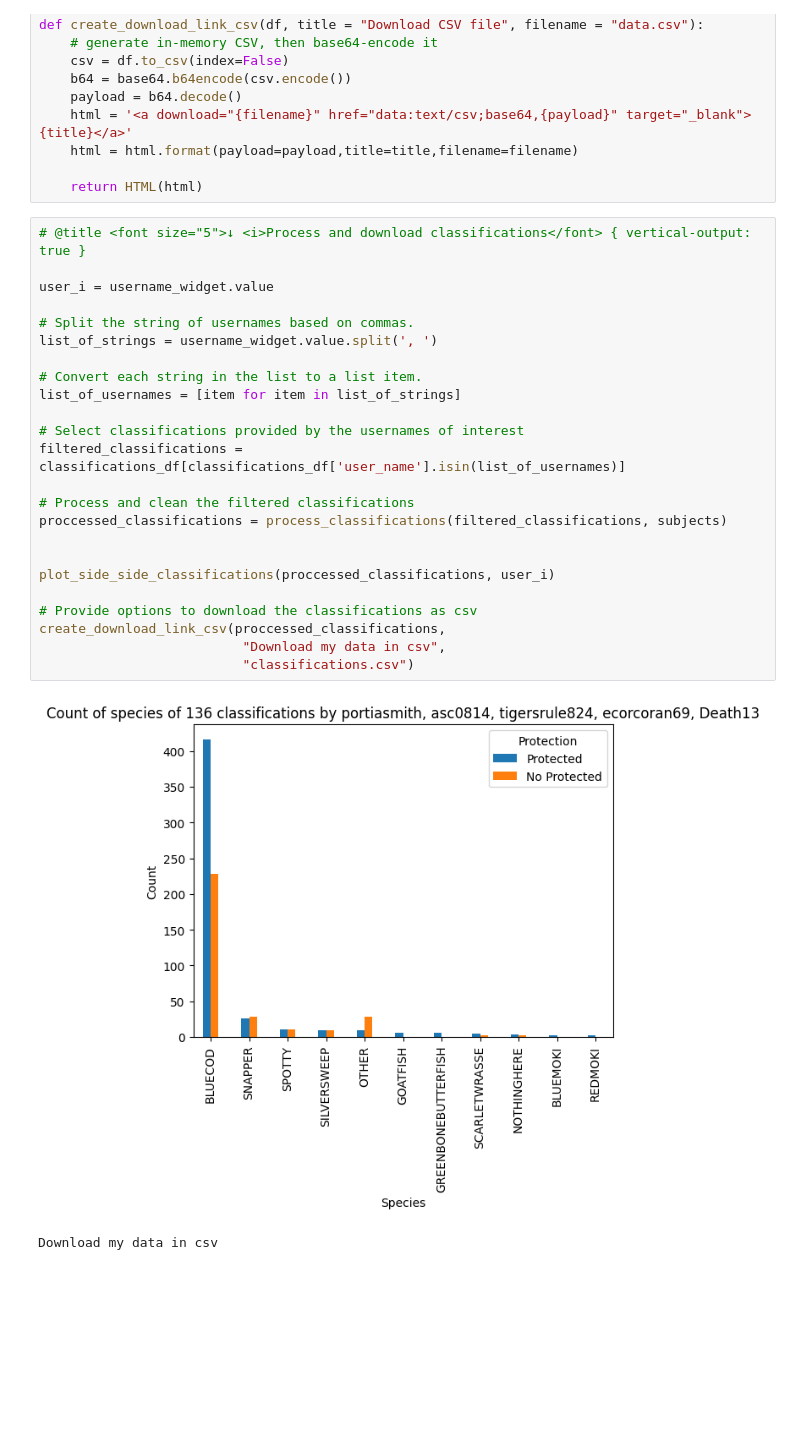
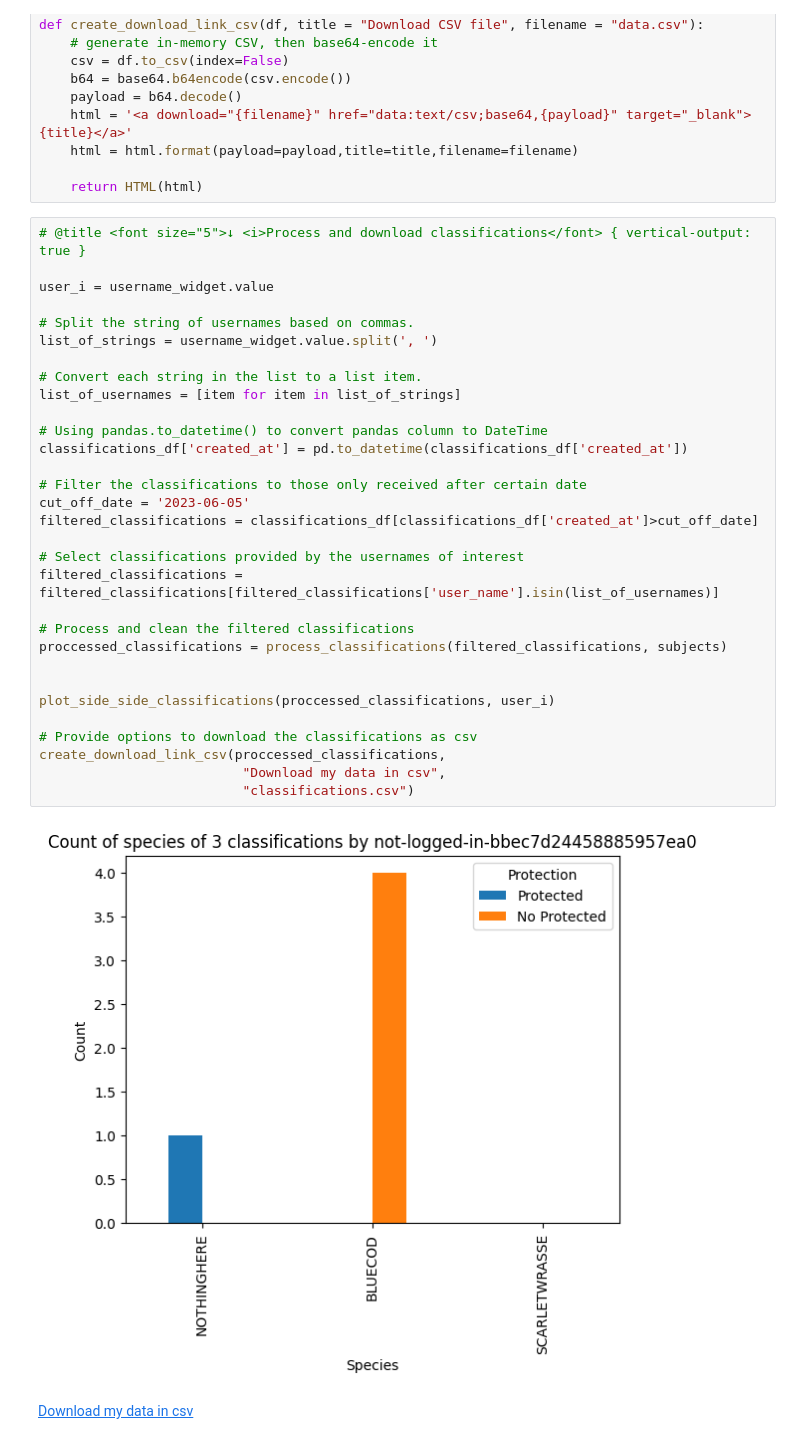
Before and after one commit to victor-wildlife/wild_about_ai_classifications, a Jupyter notebook: wild_about_ai_classifications.ipynb, the cells around one changed output. Drawn from its saved outputs; the diff is of its cells as text; blank space fills up the shorter version.

```diff
--- a/wild_about_ai_classifications.ipynb
+++ b/wild_about_ai_classifications.ipynb
@@ -298,27 +298,34 @@ def create_download_link_csv(df, title = "Download CSV file", filename = "data.c
 # %%
 # @title <font size="5">↓ ឵឵<i>Process and download classifications</font> { vertical-output: true }
 
 user_i = username_widget.value
 
 # Split the string of usernames based on commas.
 list_of_strings = username_widget.value.split(', ')
 
 # Convert each string in the list to a list item.
 list_of_usernames = [item for item in list_of_strings]
 
+# Using pandas.to_datetime() to convert pandas column to DateTime
+classifications_df['created_at'] = pd.to_datetime(classifications_df['created_at'])
+
+# Filter the classifications to those only received after certain date
+cut_off_date = '2023-06-05'
+filtered_classifications = classifications_df[classifications_df['created_at']>cut_off_date]
+
 # Select classifications provided by the usernames of interest
-filtered_classifications = classifications_df[classifications_df['user_name'].isin(list_of_usernames)]
+filtered_classifications = filtered_classifications[filtered_classifications['user_name'].isin(list_of_usernames)]
 
 # Process and clean the filtered classifications
 proccessed_classifications = process_classifications(filtered_classifications, subjects)
 
 
 plot_side_side_classifications(proccessed_classifications, user_i)
 
 # Provide options to download the classifications as csv
 create_download_link_csv(proccessed_classifications,
                           "Download my data in csv",
                           "classifications.csv")
 # %% [output]
-[figure, old version]
+[figure, new version]
-Download my data in csv
+Download my data in csv
```
